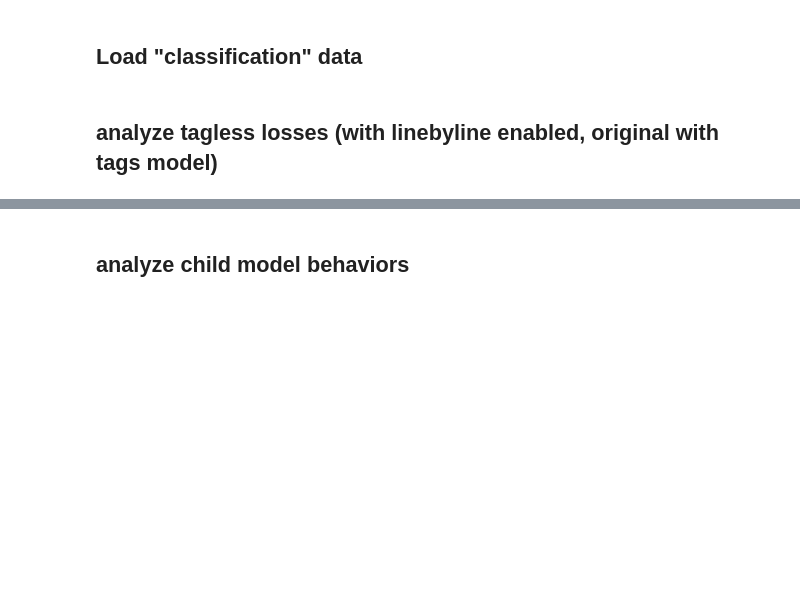
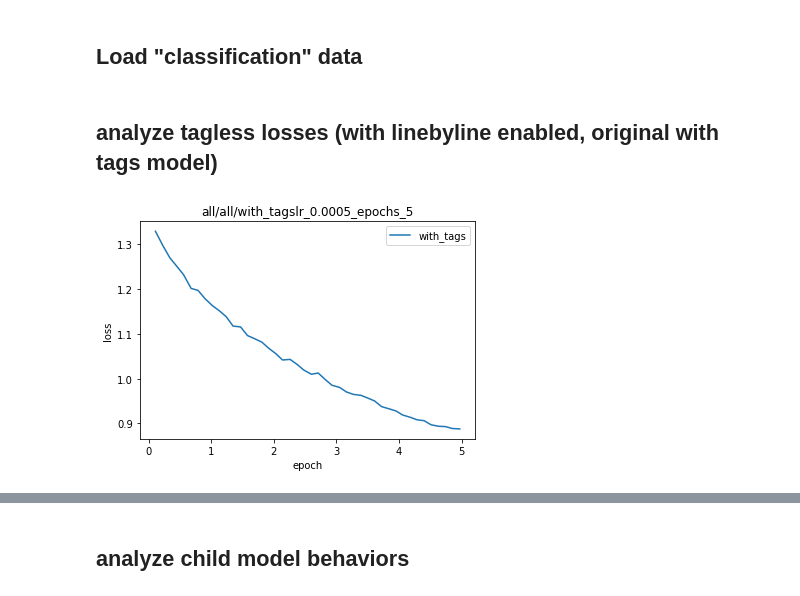
Before and after one commit to smeylan/child-directed-listening, a Jupyter notebook: Model behavior analyses.ipynb, the cells around one changed output, grey strips where cells are left out. Drawn from its saved outputs; the diff is of its cells as text; code cells hidden in the pictures; blank space fills up the shorter version.

```diff
--- a/Model behavior analyses.ipynb
+++ b/Model behavior analyses.ipynb
@@ -47,5 +49,40 @@ this_df['has_chi'] = list(map(has_chi, this_df['sentence']))
 # %%
 # Need to load the scores from the analyses -- do you want to score the entire subset?
 # Probably sufficient for now to compare the subsample
 
 # How to calculate the actual loss?
+
+for tags in [True]:
+
+    tag_str =  "with_tags" if tags else "no_tags"
+    path = f'./experiments/retrain_with_val/all/all/{tag_str}'
+
+    with open(join(path, 'trainer_state.json'), 'r') as f:
+
+        this_history = json.load(f)['log_history']
+
+        epochs = []; losses = []
+
+        for step_dict in this_history[:-1]: # Omit summary stats
+            if 'eval_loss' not in step_dict: continue
+            epochs.append(step_dict['epoch'])
+            losses.append(step_dict['eval_loss'])
+
+
+
+        dataset_name = '/'.join(path.split('/')[-3:]) + 'lr_0.0005_epochs_5'
+
+    plt.title(f'{dataset_name}')
+    plt.xlabel('epoch'); plt.ylabel('loss')
+    plt.plot(epochs, losses, label = tag_str)
+
+    plt.legend(); plt.show()
+
+print()
+
+# The learning rate is too slow.
+# Probably worth using some kind of accelerated search, or using... unsure
+# probably better to take a small subset, figure out a good learning rate + monitor using wandb,
+# and then iterate on the entire set
+# %% [output]
+[figure, added]
```
Also changed, not shown: parts of 2 cells of this notebook, 3 other files.
